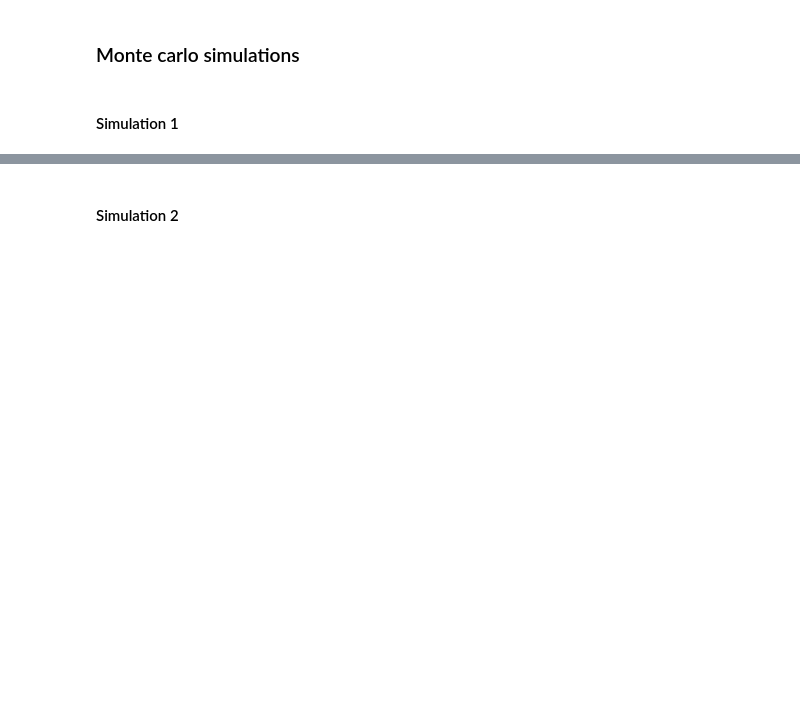
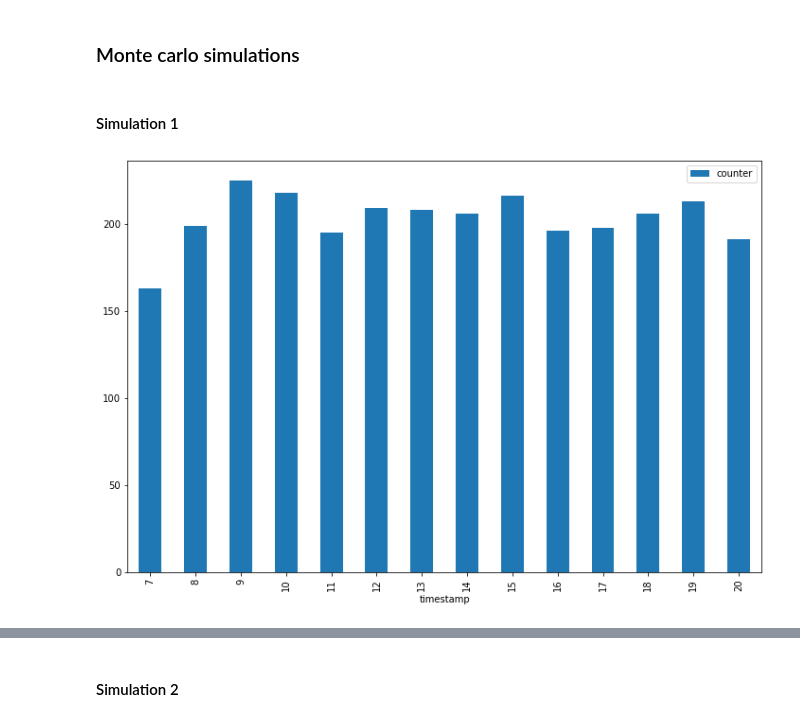
Before and after one commit to greentopsecret/random-forest-fennel-student-code, a Jupyter notebook: week_08/project/simulation.ipynb, the cells around one changed output, grey strips where cells are left out. Drawn from its saved outputs; the diff is of its cells as text; code cells hidden in the pictures; blank space fills up the shorter version.

```diff
--- a/week_08/project/simulation.ipynb
+++ b/week_08/project/simulation.ipynb
@@ -126,7 +192,9 @@ McmcSimulator.run(
 df_s1 = load_data(simulation1_file)
 df_s1_full = resample_transitions(df_s1)
 # %%
-show_enter_time_distribution(df_s1)
+show_number_of_customers_in_store(df_s1)
 # df_s1
+# %% [output]
+[figure, added]
 # %%
 show_time_in_supermarket_distribution(df_s1_full)
```
Also changed, not shown: parts of 17 cells of this notebook, 7 other files.
